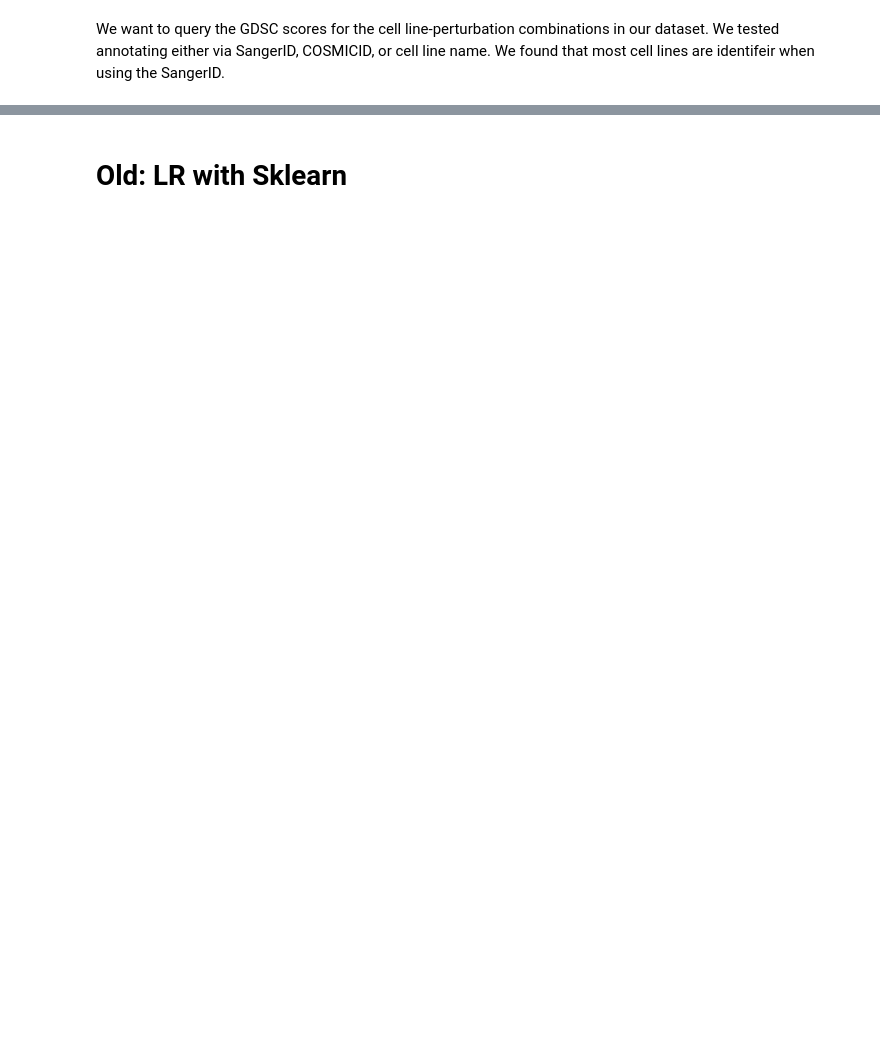
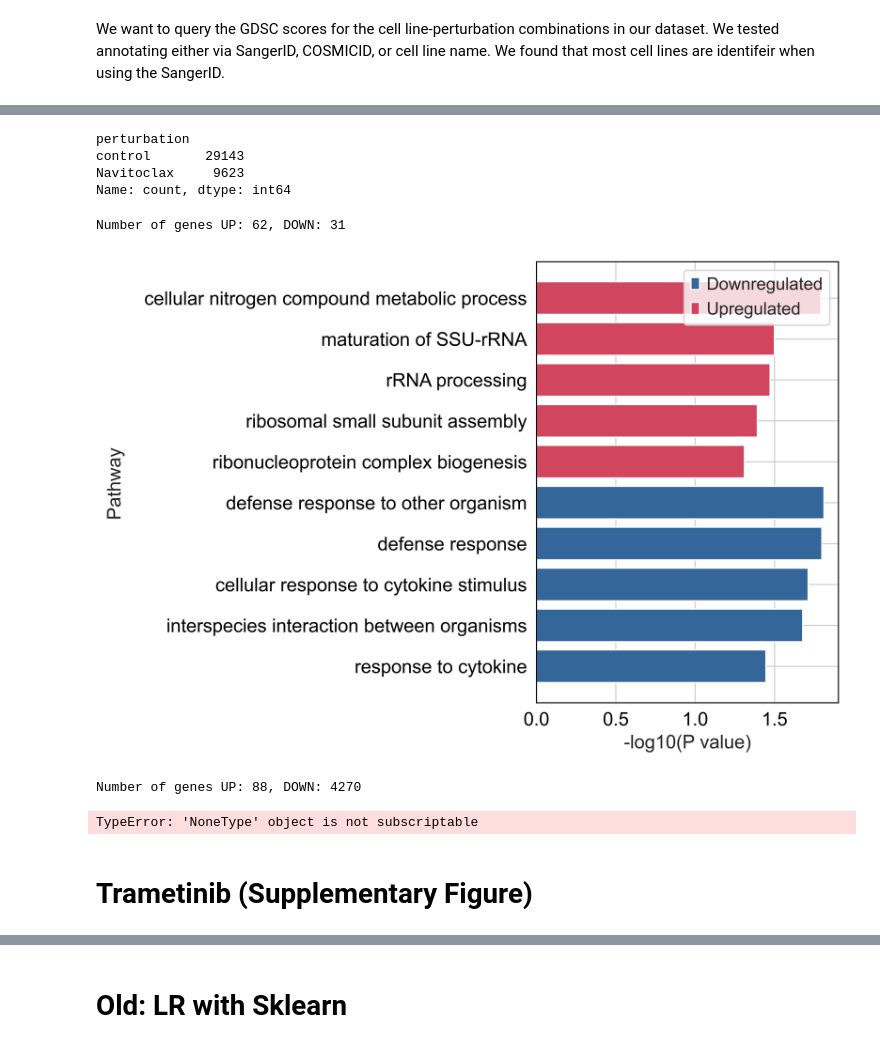
Before and after one commit to theislab/pertpy-reproducibility, a Jupyter notebook: mcfarland/04_mcfarland_drug_response.ipynb, the cells around one changed output, grey strips where cells are left out. Cells and saved outputs as stored; diff of their text form; code cells hidden in the pictures; blank space fills up the shorter version.

Commit message:
Drug response deconvolution

```diff
--- a/mcfarland/04_mcfarland_drug_response.ipynb
+++ b/mcfarland/04_mcfarland_drug_response.ipynb
@@ -24,3 +23,4 @@ OMP: Info #276: omp_set_nested routine deprecated, please use omp_set_max_active
 # %%
 adata = pt.dt.mcfarland_2020()
+adata = adata[adata.obs["perturbation_type"] == "drug"]
 adata
@@ -153,11 +95,14 @@ ValueError: You specified a non-existant category for perturbation. Possible cat
 # %%
-def comp_linear_regression(gdsc_dataset, logfc_df):
+def comp_linear_regression(adata_temp, perturbation, gdsc_dataset, logfc_df):
+    adata_temp = adata_temp[adata_temp.obs["perturbation"].isin(["control", perturbation])]
+    print(adata_temp.obs["perturbation"].value_counts())
+
     assert gdsc_dataset in [1, 2]
 
     lr_params = pd.DataFrame(columns=["gene", "slope", "intercept", "slope_pval", "intercept_pval"])
 
     cell_lines = logfc_df.index
-    sens_cell_lines = adata.obs[[f"ln_ic50_GDSC{gdsc_dataset}", "SangerModelID"]].drop_duplicates().dropna().set_index("SangerModelID")
+    sens_cell_lines = adata_temp.obs[[f"ln_ic50_GDSC{gdsc_dataset}", "SangerModelID"]].drop_duplicates().dropna().set_index("SangerModelID")
     cell_lines = [cell_line for cell_line in cell_lines if cell_line in sens_cell_lines.index]
 
     X = sens_cell_lines.loc[cell_lines][f"ln_ic50_GDSC{gdsc_dataset}"].values
@@ -179,0 +234,6 @@ def comp_linear_regression(gdsc_dataset, logfc_df):
+# %%
+#logfc_df_navitoclax = comp_edger(adata, "Navitoclax")
+logfc_df_navitoclax = pd.read_pickle("data/logfc_df_Navitoclax.pkl")
+logfc_df_navitoclax
+# %%
+lr_params_navitoclax = comp_linear_regression(adata, "Navitoclax", 2, logfc_df_navitoclax)
@@ -179,0 +248,31 @@ def comp_linear_regression(gdsc_dataset, logfc_df):
+# %%
+plot_example_linear_regression(adata, "Navitoclax", "RPS10", 2, logfc_df_navitoclax)
+# %% [output]
+perturbation
+control       29143
+Navitoclax     9623
+Name: count, dtype: int64
+# %%
+results = gsea(lr_params_navitoclax,
+               "Navitoclax",
+               "intercept",
+               pval_threshold=0.01,
+               value_threshold_up=0.25,
+               value_threshold_down=-0.5,
+               domain="BP",
+               )
+# %% [output]
+Number of genes UP: 62, DOWN: 31
+[figure, added]
+# %%
+results = gsea(lr_params_navitoclax,
+               "Navitoclax",
+               "slope",
+               pval_threshold=0.5,
+               value_threshold_up=0.07,
+               value_threshold_down=-0.001,
+               #domain="BP",
+               )
+# %% [output]
+Number of genes UP: 88, DOWN: 4270
+TypeError: 'NoneType' object is not subscriptable
@@ -179,0 +281,2 @@ def comp_linear_regression(gdsc_dataset, logfc_df):
+# %% [markdown]
+# Trametinib (Supplementary Figure)
```
Also changed, not shown: parts of 28 cells of this notebook, 7 other files.
